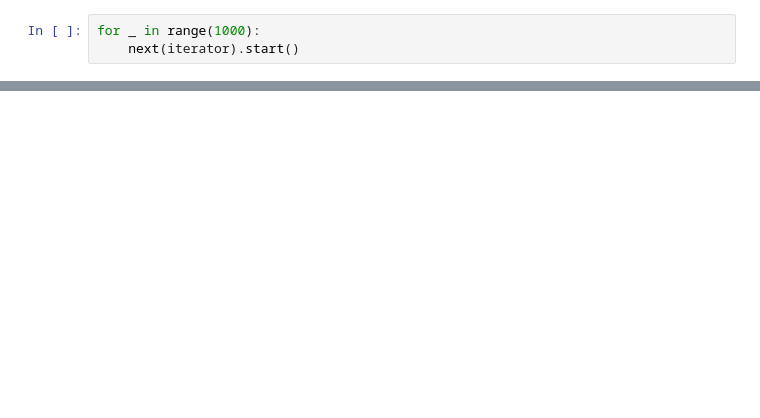
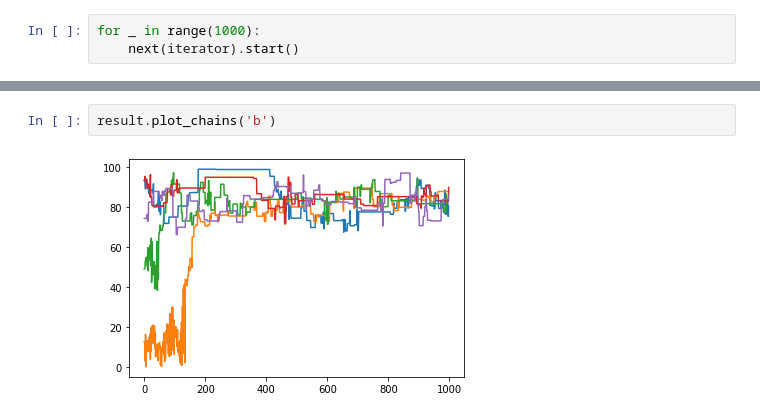
Before and after one commit to UCL-CCS/EasyVVUQ, a Jupyter notebook: tutorials/mcmc_tutorial.ipynb, the cells around one changed output, grey strips where cells are left out. Drawn from its saved outputs; the diff is of its cells as text; blank space fills up the shorter version.

```diff
--- a/tutorials/mcmc_tutorial.ipynb
+++ b/tutorials/mcmc_tutorial.ipynb
@@ -148,0 +127,4 @@ plt.hlines(80, 0, 5000, color='r')
+# %%
+result.plot_chains('b')
+# %% [output]
+[figure, added]
```
Also changed, not shown: parts of 34 cells of this notebook, 1 other file.
